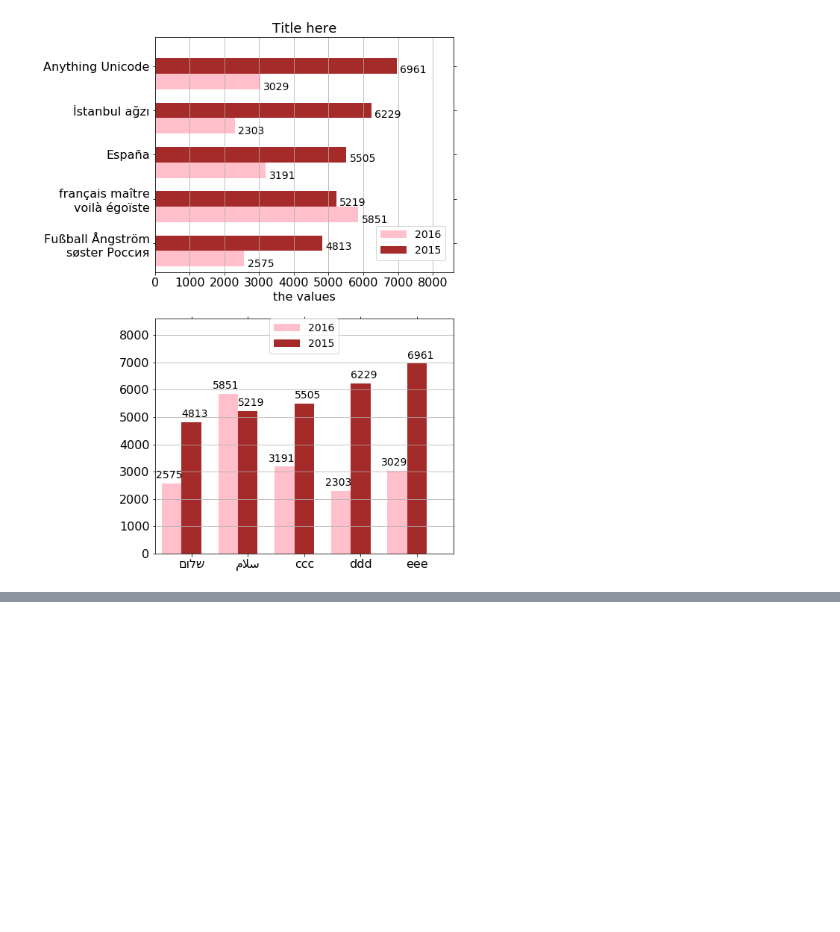
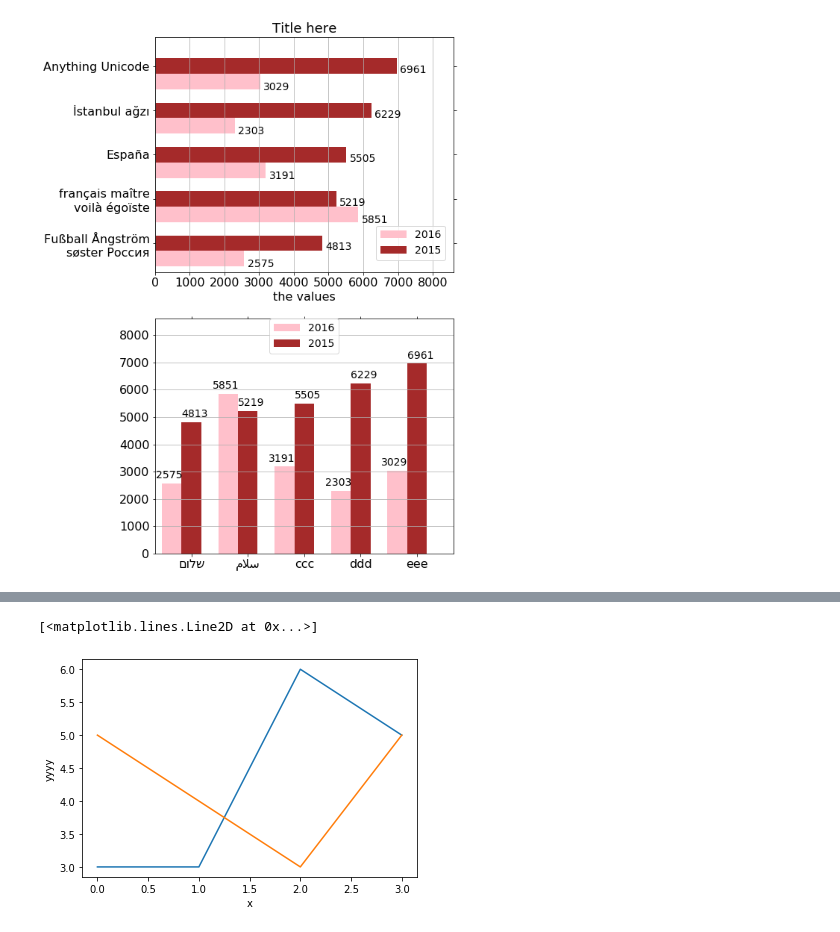
Before and after one commit to arybs/website, a Jupyter notebook: _notebooks/2020-01-01-bars.ipynb, the cells around one changed output, grey strips where cells are left out. Cells and saved outputs as stored; diff of their text form; code cells hidden in the pictures; blank space fills up the shorter version.

```diff
--- a/_notebooks/2020-01-01-bars.ipynb
+++ b/_notebooks/2020-01-01-bars.ipynb
@@ -165,0 +186,9 @@ fig
+# %%
+#hide_input
+plt.plot([3,3,6,5])
+plt.xlabel("x")
+plt.ylabel("yyyy")
+plt.plot([5,4,3,5])
+# %% [output]
+[<matplotlib.lines.Line2D at 0x...>]
+[figure, added]
```
Also changed, not shown: parts of 5 cells of this notebook, 16 other files.
